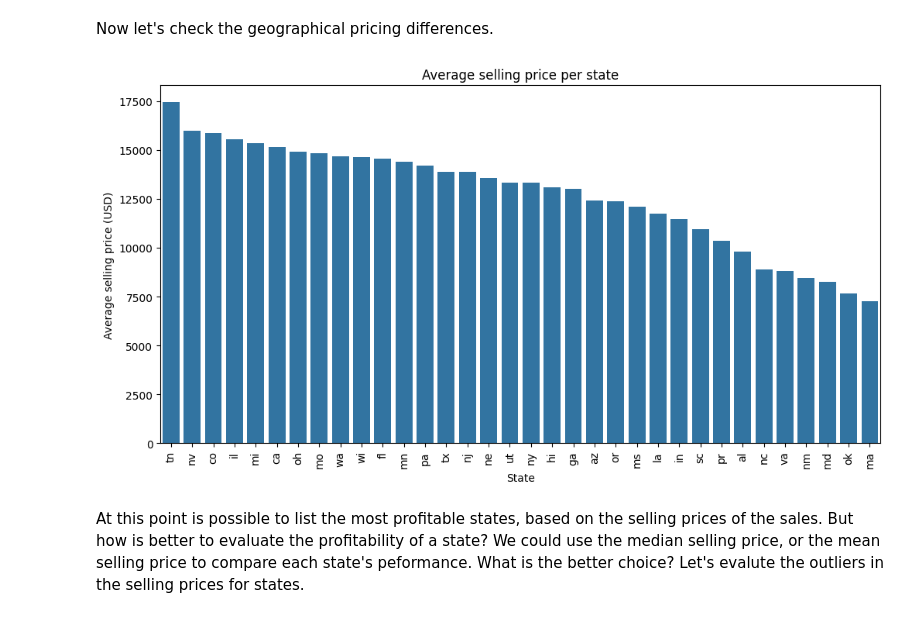
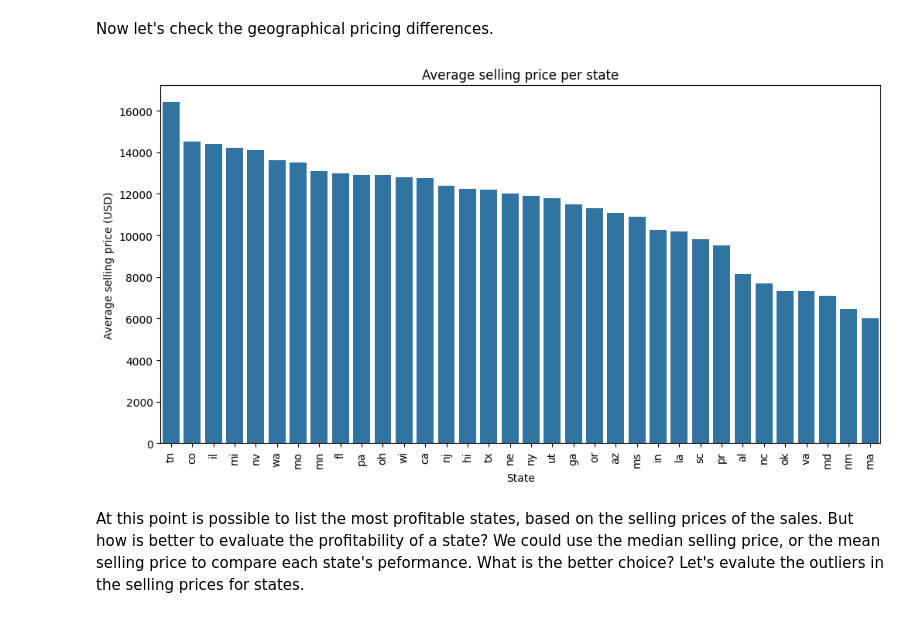
Before and after one commit to wizard86pz/cars_sales_us, a Jupyter notebook: ETL_cars.ipynb, the cells around one changed output. Drawn from its saved outputs; the diff is of its cells as text; code cells hidden in the pictures.

```diff
--- a/ETL_cars.ipynb
+++ b/ETL_cars.ipynb
@@ -856,18 +850,18 @@ Name: selling_price, dtype: float64
 Now let's check the geographical pricing differences.
 # %%
 #graph the average selling price per state
-mean_prices = df_clean.groupby('state_sale')['selling_price'].mean().reset_index
-mean_prices = mean_prices().sort_values('selling_price', ascending=False)
+median_prices = df_clean.groupby('state_sale')['selling_price'].median().reset_index
+median_prices = median_prices().sort_values('selling_price', ascending=False)
 
 plt.figure(figsize=(12,6))
-sns.barplot(data=mean_prices, x='state_sale', y='selling_price')
+sns.barplot(data=median_prices, x='state_sale', y='selling_price')
 plt.title('Average selling price per state')
 plt.xticks(rotation=90)
 plt.xlabel('State')
 plt.ylabel('Average selling price (USD)')
 plt.show()
 # %% [output]
-[figure, old version]
+[figure, new version]
 # %% [markdown]
 At this point is possible to list the most profitable states, based on the selling prices of the sales. But how is better to evaluate the profitability of a state? We could use the median selling price, or the mean selling price to compare each state's peformance. What is the better choice? Let's evalute the outliers in the selling prices for states.
 # %%
```
Also changed, not shown: parts of 12 cells of this notebook.
